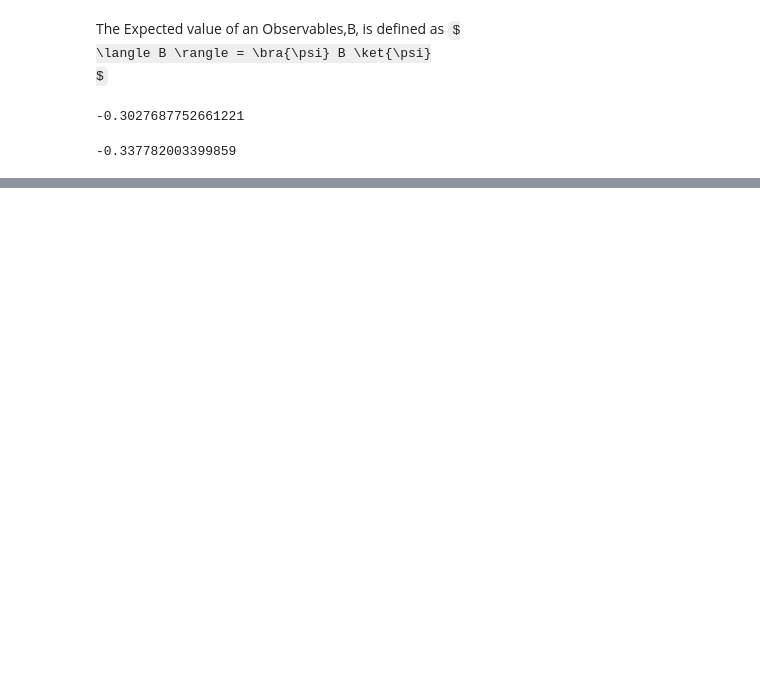
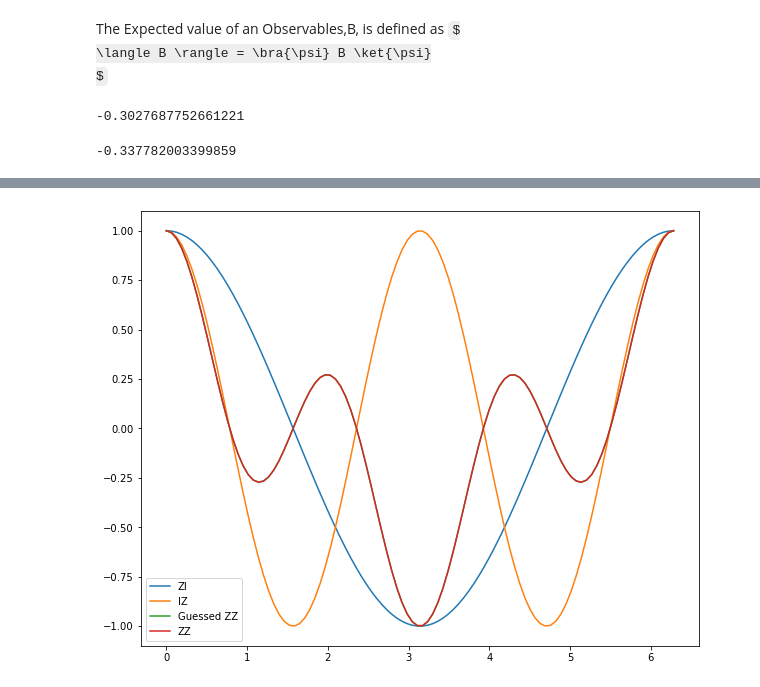
Before and after one commit to Baylor-AI/mt_QC_JO, a Jupyter notebook: Quantum Computing/Quantum.ipynb, the cells around one changed output, grey strips where cells are left out. Saved outputs shown, nothing was run; the diff lists cells and outputs as text; code cells hidden in the pictures; some formulas as TeX source; blank space fills up the shorter version.

Commit message:
I.11
solutions on multiple qubits

```diff
--- a/Quantum Computing/Quantum.ipynb
+++ b/Quantum Computing/Quantum.ipynb
@@ -990,0 +1131,88 @@ Expected_on_1000_trials
+# %%
+dev = qml.device('default.qubit', wires=2)
+
+@qml.qnode(dev)
+def circuit_1(theta):
+    """Implement the circuit and measure Z I and I Z.
+    Args:
+        theta (float): a rotation angle.
+
+    Returns:
+        float, float: The expectation values of the observables Z I, and I Z
+    """
+    ##################
+    # YOUR CODE HERE #
+    ##################
+    qml.RX(theta,wires = 0)
+    qml.RY(2*theta,wires  = 1)
+    return qml.expval(qml.PauliZ(0)),qml.expval(qml.PauliZ(1))
+
+
+@qml.qnode(dev)
+def circuit_2(theta):
+    """Implement the circuit and measure Z Z.
+
+    Args:
+        theta (float): a rotation angle.
+
+    Returns:
+        float: The expectation value of the observable Z Z
+    """
+
+    ##################
+    # YOUR CODE HERE #
+    ##################
+    qml.RX(theta,wires = 0)
+    qml.RY(2*theta,wires  = 1)
+    return qml.expval(qml.PauliZ(0) @ qml.PauliZ(1))
+
+
+
+
+def zi_iz_combination(ZI_results, IZ_results):
+    """Implement a function that acts on the ZI and IZ results to
+    produce the ZZ results. How do you think they should combine?
+
+    Args:
+        ZI_results (array[float]): Results from the expectation value of
+            ZI in circuit_1.
+        IZ_results (array[float]): Results from the expectation value of
+            IZ in circuit_2.
+
+    Returns:
+        array[float]: A combination of ZI_results and IZ_results that
+        produces results equivalent to measuring ZZ.
+    """
+
+    combined_results = np.zeros(len(ZI_results))
+
+    ##################
+    # YOUR CODE HERE #
+    ##################
+
+    return ZI_results * IZ_results
+
+
+theta = np.linspace(0, 2 * np.pi, 100)
+
+# Run circuit 1, and process the results
+circuit_1_results = np.array([circuit_1(t) for t in theta])
+
+ZI_results = circuit_1_results[:, 0]
+IZ_results = circuit_1_results[:, 1]
+combined_results = zi_iz_combination(ZI_results, IZ_results)
+
+# Run circuit 2
+ZZ_results = np.array([circuit_2(t) for t in theta])
+
+# Plot your results
+#plot = plotter(theta, ZI_results, IZ_results, ZZ_results, combined_results)
+plt.figure(figsize = (10,8))
+plt.plot(theta,ZI_results,label = "ZI")
+plt.plot(theta,IZ_results,label = "IZ")
+plt.plot(theta,ZZ_results,label = "Guessed ZZ")
+plt.plot(theta,combined_results,label = "ZZ")
+plt.legend()
+plt.show()
+# %% [output]
+[figure, added]
```
Also changed, not shown: parts of 20 cells of this notebook.
